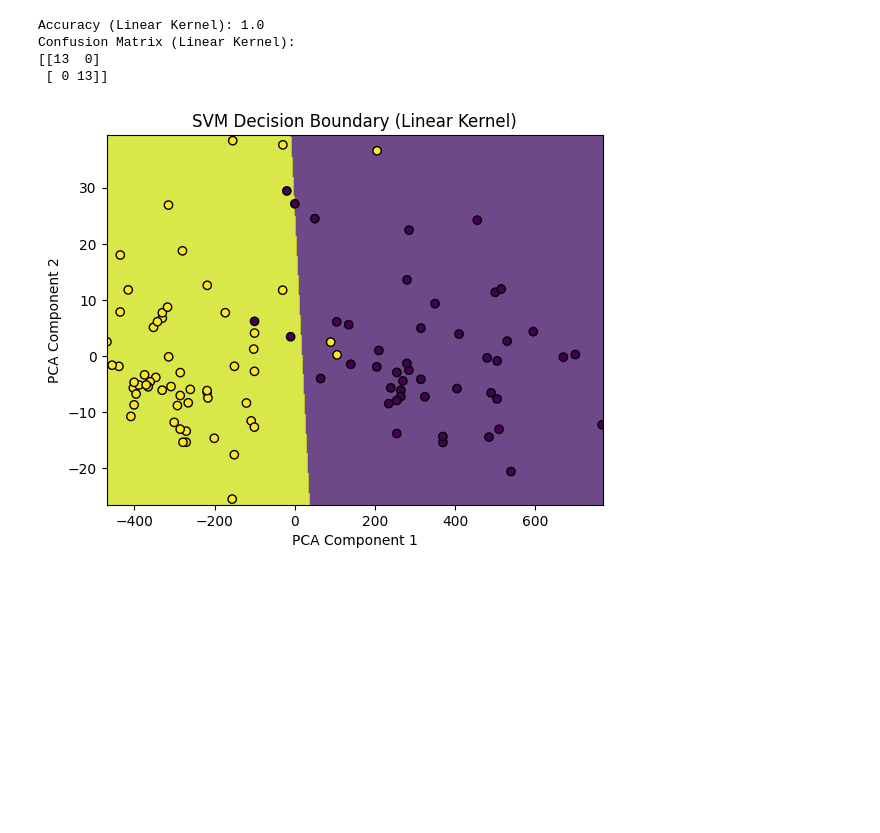
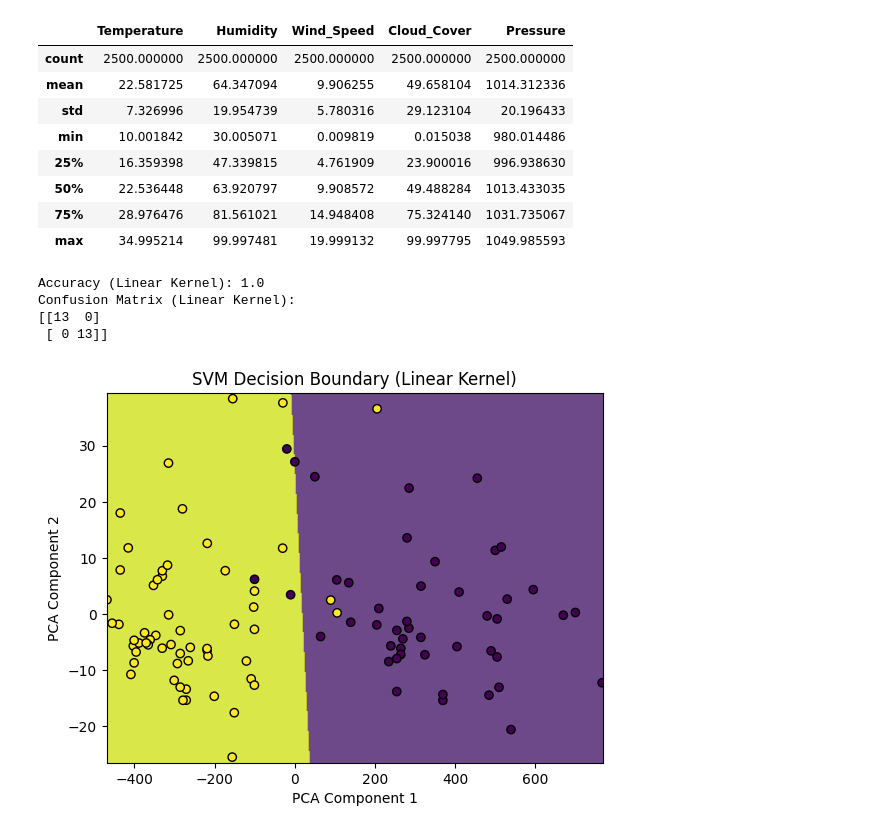
Before and after one commit to KarabiMandal185/Assignment-aiml-1, a Jupyter notebook: 2303A51620_AIML_LABEXAM.ipynb, the cells around one changed output. Saved outputs shown, nothing was run; the diff lists cells and outputs as text; code cells hidden in the pictures; blank space fills up the shorter version.

```diff
--- a/2303A51620_AIML_LABEXAM.ipynb
+++ b/2303A51620_AIML_LABEXAM.ipynb
@@ -23,6 +23,23 @@ y = y[y != 2]
 X_train, X_test, y_train, y_test = train_test_split(X, y, test_size=0.2, random_state=42)
 # %%
 weather = pd.read_csv('/content/weather_forecast_data.csv')
+# %%
+# Assuming you want to describe the DataFrame 'weather' you loaded earlier.
+weather.describe()
+
+# If you want to describe another DataFrame or Series, replace 'weather' with its name.
+# For example, to describe a DataFrame called 'df':
+# df.describe()
+# %% [output]
+|  | Temperature | Humidity | Wind_Speed | Cloud_Cover | Pressure |
+| count | 2500.000000 | 2500.000000 | 2500.000000 | 2500.000000 | 2500.000000 |
+| mean | 22.581725 | 64.347094 | 9.906255 | 49.658104 | 1014.312336 |
+| std | 7.326996 | 19.954739 | 5.780316 | 29.123104 | 20.196433 |
+| min | 10.001842 | 30.005071 | 0.009819 | 0.015038 | 980.014486 |
+| 25% | 16.359398 | 47.339815 | 4.761909 | 23.900016 | 996.938630 |
+| 50% | 22.536448 | 63.920797 | 9.908572 | 49.488284 | 1013.433035 |
+| 75% | 28.976476 | 81.561021 | 14.948408 | 75.324140 | 1031.735067 |
+| max | 34.995214 | 99.997481 | 19.999132 | 99.997795 | 1049.985593 |
 # %%
 # Initialize and train the SVM model with a linear kernel
 linear_svm = SVC(kernel='linear')
```
